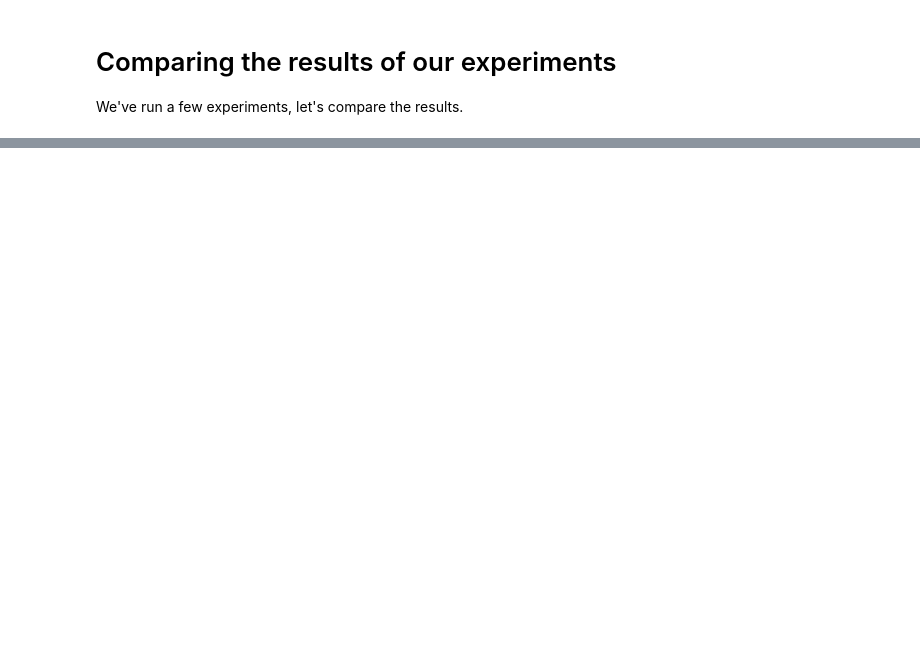
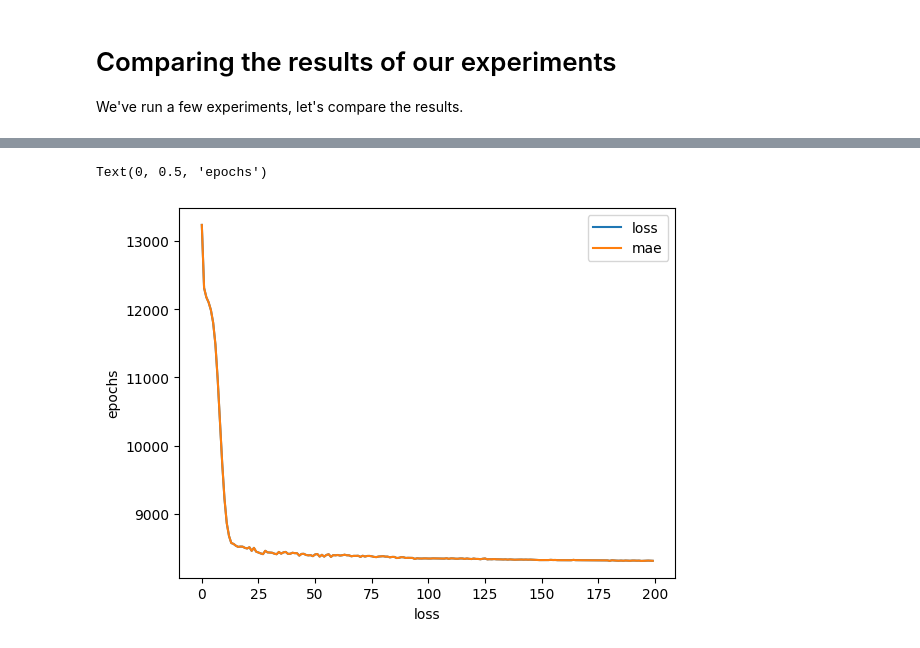
Before and after one commit to PathakDeepak/TensorFlow_Practise, a Jupyter notebook: section_3_neural_network_regression_with_TensorFlow.ipynb, the cells around one changed output, grey strips where cells are left out. Saved outputs shown, nothing was run; the diff lists cells and outputs as text; code cells hidden in the pictures; blank space fills up the shorter version.

Commit message:
Neural network regression update

```diff
--- a/section_3_neural_network_regression_with_TensorFlow.ipynb
+++ b/section_3_neural_network_regression_with_TensorFlow.ipynb
@@ -667,0 +798,4 @@ all_results
+# %%
+# Let's try one-hot encoding for DataFrame so it's all numbers
+insurance_one_hot = pd.get_dummies(insurance, dtype=np.int64)
+insurance_one_hot.head()
@@ -667,0 +809,4 @@ all_results
+# %%
+# Create X & Y values (features & labels)
+X = insurance_one_hot.drop("charges", axis=1)
+Y = insurance_one_hot["charges"]
@@ -667,0 +832,5 @@ all_results
+# %%
+# Create training and test sets
+from sklearn.model_selection import train_test_split
+
+X_train, X_test, Y_train, Y_test = train_test_split(X, Y, test_size=0.20, random_state=42)
@@ -667,0 +841,18 @@ all_results
+# %%
+# Build a nueral network
+tf.random.set_seed(42)
+
+# 1. create a model
+insurance_model = tf.keras.Sequential([
+    tf.keras.layers.Dense(100),
+    #tf.keras.layers.Dense(10),
+    tf.keras.layers.Dense(1)
+])
+
+# 2. compile the model
+insurance_model.compile(loss=tf.keras.losses.mae,
+                        optimizer=tf.keras.optimizers.SGD(learning_rate=0.01),
+                        metrics=["mae"])
+
+# 3. fit the model
+history = insurance_model.fit(tf.expand_dims(X_train, axis=-1), Y_train, epochs=200, verbose=0)
@@ -667,0 +865,8 @@ all_results
+# %%
+# Plot history (also known as a loss curve or a training curve)
+pd.DataFrame(history.history).plot()
+plt.xlabel("loss")
+plt.ylabel("epochs")
+# %% [output]
+Text(0, 0.5, 'epochs')
+[figure, added]
```
Also changed, not shown: parts of 60 cells of this notebook.
